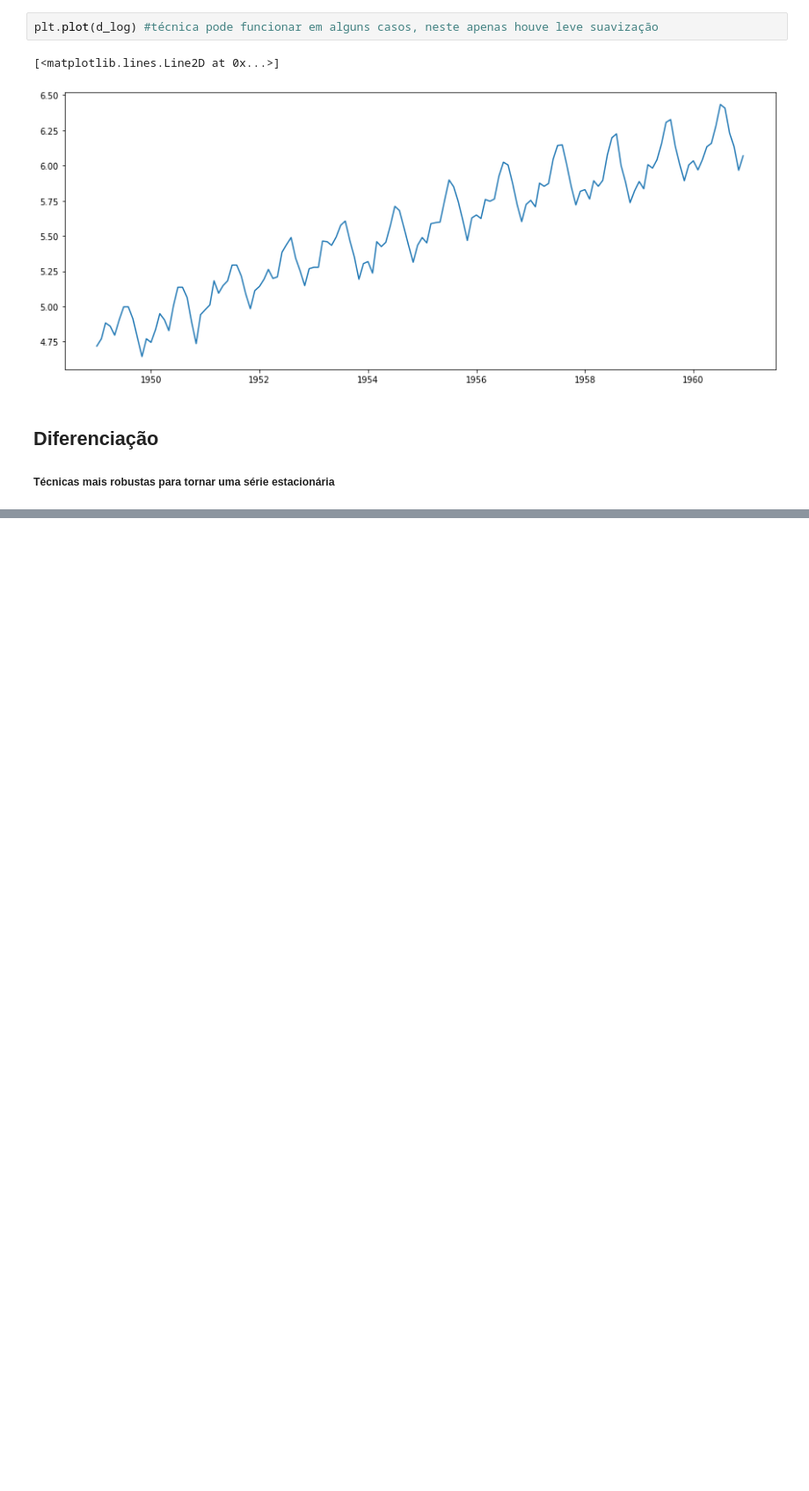
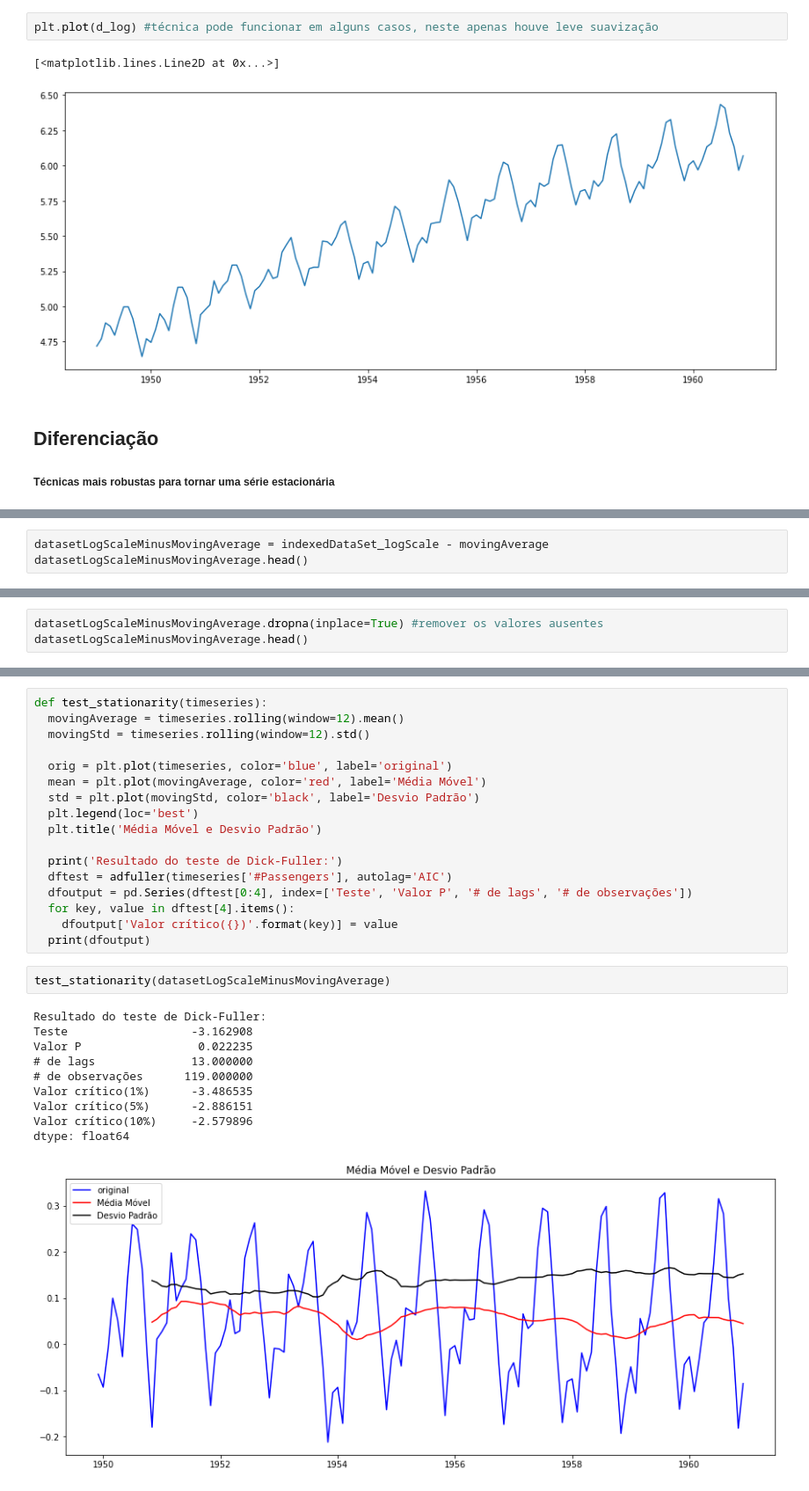
Before and after one commit to dagobertomedeiros/curso_analise_series_temporais, a Jupyter notebook: curso_ts.ipynb, the cells around one changed output, grey strips where cells are left out. Shown: that part at 88% size. Saved outputs shown, nothing was run; the diff lists cells and outputs as text; blank space fills up the shorter version.

```diff
--- a/curso_ts.ipynb
+++ b/curso_ts.ipynb
@@ -154,0 +234,3 @@ plt.plot(d_log) #técnica pode funcionar em alguns casos, neste apenas houve lev
+# %%
+datasetLogScaleMinusMovingAverage = indexedDataSet_logScale - movingAverage
+datasetLogScaleMinusMovingAverage.head()
@@ -154,0 +245,3 @@ plt.plot(d_log) #técnica pode funcionar em alguns casos, neste apenas houve lev
+# %%
+datasetLogScaleMinusMovingAverage.dropna(inplace=True) #remover os valores ausentes
+datasetLogScaleMinusMovingAverage.head()
@@ -154,0 +256,30 @@ plt.plot(d_log) #técnica pode funcionar em alguns casos, neste apenas houve lev
+# %%
+def test_stationarity(timeseries):
+  movingAverage = timeseries.rolling(window=12).mean()
+  movingStd = timeseries.rolling(window=12).std()
+
+  orig = plt.plot(timeseries, color='blue', label='original')
+  mean = plt.plot(movingAverage, color='red', label='Média Móvel')
+  std = plt.plot(movingStd, color='black', label='Desvio Padrão')
+  plt.legend(loc='best')
+  plt.title('Média Móvel e Desvio Padrão')
+
+  print('Resultado do teste de Dick-Fuller:')
+  dftest = adfuller(timeseries['#Passengers'], autolag='AIC')
+  dfoutput = pd.Series(dftest[0:4], index=['Teste', 'Valor P', '# de lags', '# de observações'])
+  for key, value in dftest[4].items():
+    dfoutput['Valor crítico({})'.format(key)] = value
+  print(dfoutput)
+# %%
+test_stationarity(datasetLogScaleMinusMovingAverage)
+# %% [output]
+Resultado do teste de Dick-Fuller:
+Teste                  -3.162908
+Valor P                 0.022235
+# de lags              13.000000
+# de observações      119.000000
+Valor crítico(1%)      -3.486535
+Valor crítico(5%)      -2.886151
+Valor crítico(10%)     -2.579896
+dtype: float64
+[figure, added]
```
Also changed, not shown: parts of 23 cells of this notebook.
